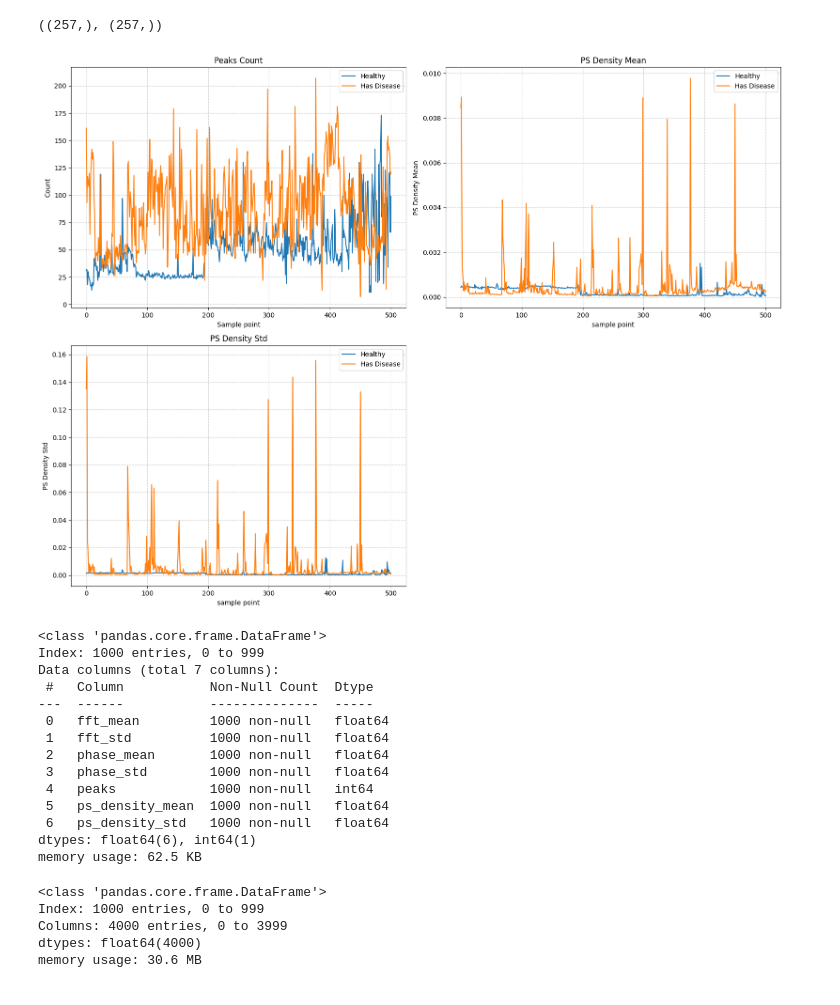
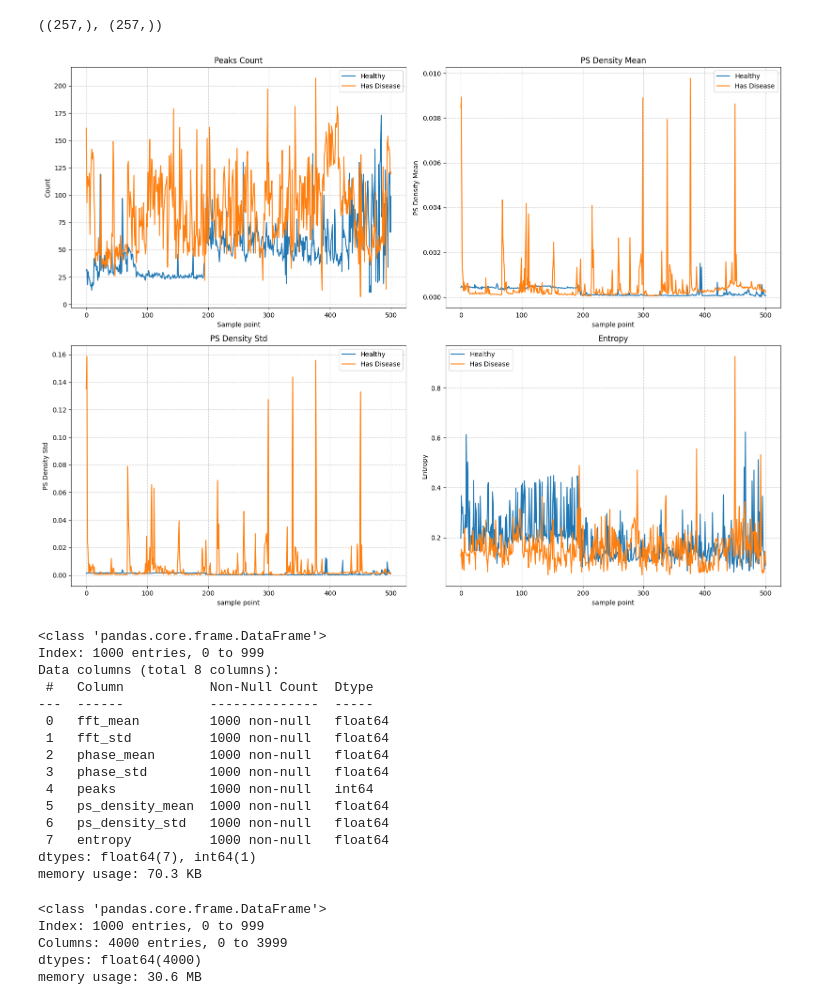
Before and after one commit to zivmax/bmedesign-cpsc, a Jupyter notebook: EDA.ipynb, the cells around one changed output. Cells and saved outputs as stored; diff of their text form; code cells hidden in the pictures.

Commit message:
feature: add entropy plot in interaction df

```diff
--- a/EDA.ipynb
+++ b/EDA.ipynb
@@ -412,6 +412,7 @@ NPERSEG = 1024
 labeled_freq_df['peaks'] = labeled_train_df.apply(lambda x: SignalOps.peaks(x, x.mean() + x.std()).shape[0], axis=1)
 labeled_freq_df['ps_density_mean'] = labeled_train_df.apply(lambda x: SignalOps.ps_density(x, nperseg=NPERSEG)[1].mean(), axis=1)
 labeled_freq_df['ps_density_std'] = labeled_train_df.apply(lambda x: SignalOps.ps_density(x, nperseg=NPERSEG)[1].std(), axis=1)
+labeled_freq_df['entropy'] = labeled_freq_df.apply(lambda x: SignalOps.entropy(x), axis=1)
 
 def df_signal_feature_plot(df, cutedge=500):
     t = np.linspace(0, cutedge, cutedge)
@@ -423,40 +424,48 @@ def df_signal_feature_plot(df, cutedge=500):
     sns.lineplot(x=t, y=healty_df['peaks'], label='Healthy')
     sns.lineplot(x=t, y=ill_df['peaks'], label='Has Disease')
     plt.title('Peaks Count')
     plt.xlabel('Sample point')
     plt.ylabel('Count')
     plt.grid(True, linestyle='--', alpha=0.7)
 
     plt.subplot(2, 2, 2)
     sns.lineplot(x=t, y=healty_df['ps_density_mean'], label='Healthy')
     sns.lineplot(x=t, y=ill_df['ps_density_mean'], label='Has Disease')
     plt.title('PS Density Mean')
     plt.xlabel('sample point')
     plt.ylabel('PS Density Mean')
     plt.grid(True, linestyle='--', alpha=0.7)
 
     plt.subplots_adjust(hspace=0.3)
 
     plt.subplot(2, 2, 3)
     sns.lineplot(x=t, y=healty_df['ps_density_std'], label='Healthy')
     sns.lineplot(x=t, y=ill_df['ps_density_std'], label='Has Disease')
     plt.title('PS Density Std')
     plt.xlabel('sample point')
     plt.ylabel('PS Density Std')
     plt.grid(True, linestyle='--', alpha=0.7)
 
+    plt.subplot(2, 2, 4)
+    sns.lineplot(x=t, y=healty_df['entropy'], label='Healthy')
+    sns.lineplot(x=t, y=ill_df['entropy'], label='Has Disease')
+    plt.title('Entropy')
+    plt.xlabel('sample point')
+    plt.ylabel('Entropy')
+    plt.grid(True, linestyle='--', alpha=0.7)
+
     plt.tight_layout()
     plt.show()
 
 df_signal_feature_plot(labeled_freq_df)
 # %% [output]
-[figure, old version]
+[figure, new version]
 # %%
 labeled_freq_df.info()
 # %% [output]
 <class 'pandas.core.frame.DataFrame'>
 Index: 1000 entries, 0 to 999
-Data columns (total 7 columns):
+Data columns (total 8 columns):
  #   Column           Non-Null Count  Dtype
 ---  ------           --------------  -----
  0   fft_mean         1000 non-null   float64
@@ -466,8 +475,9 @@ Data columns (total 7 columns):
  4   peaks            1000 non-null   int64
  5   ps_density_mean  1000 non-null   float64
  6   ps_density_std   1000 non-null   float64
-dtypes: float64(6), int64(1)
-memory usage: 62.5 KB
+ 7   entropy          1000 non-null   float64
+dtypes: float64(7), int64(1)
+memory usage: 70.3 KB
 # %%
 labeled_train_df.info()
 # %% [output]
```
